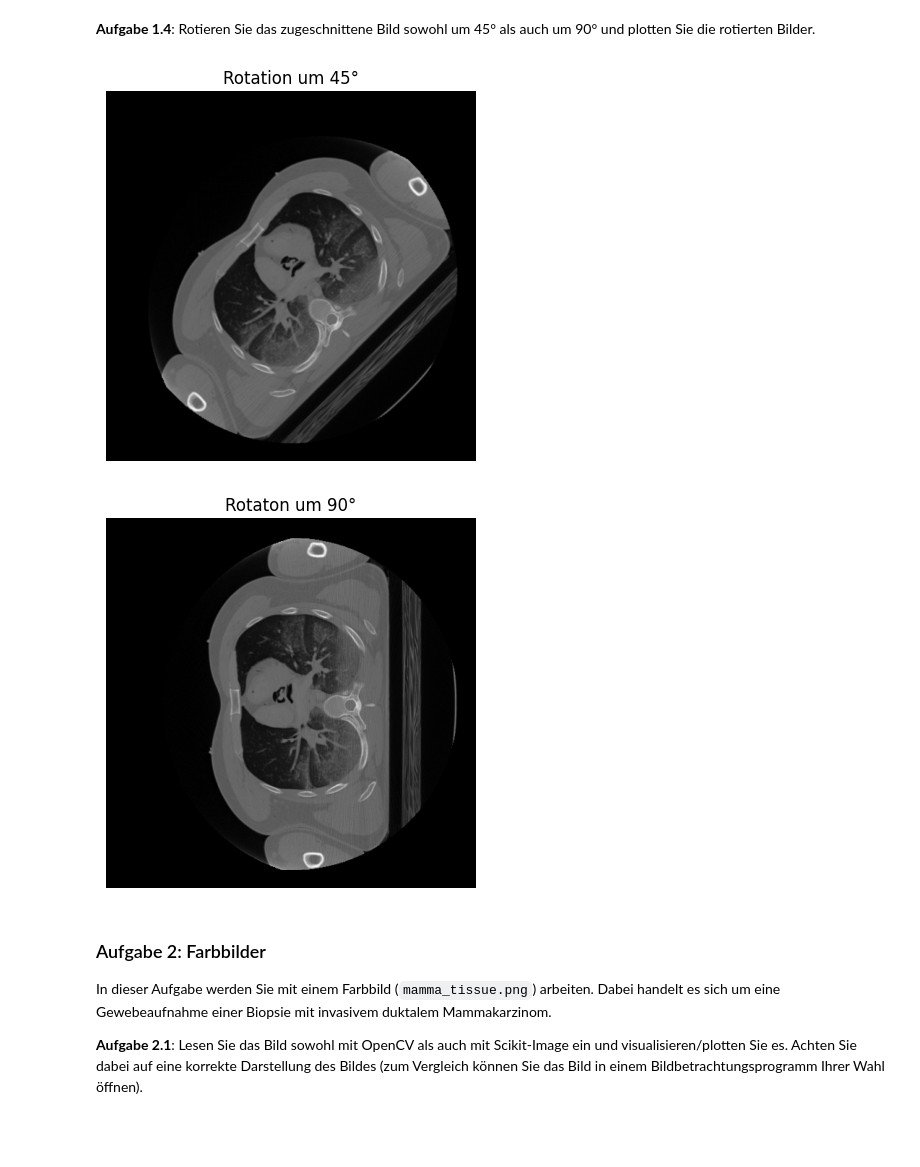
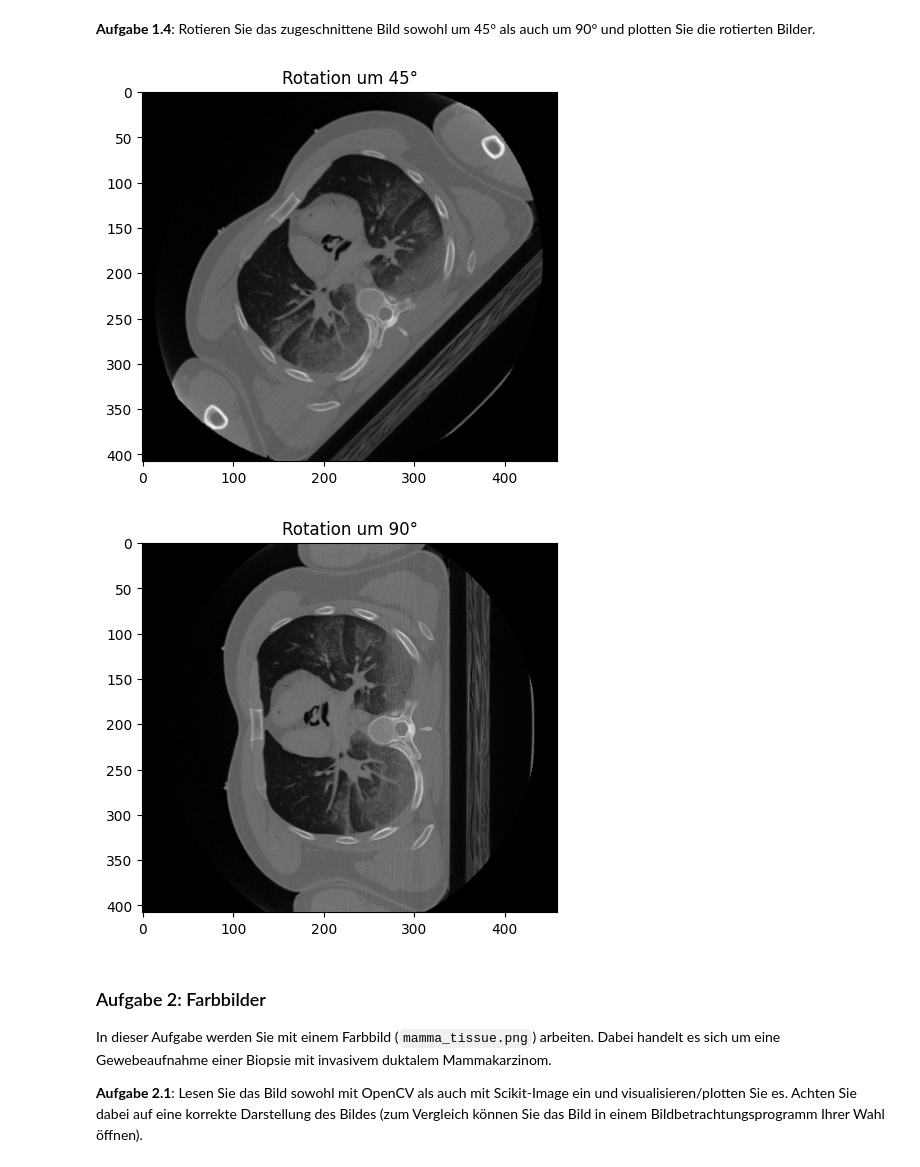
Before and after one commit to phuongias/bv-beleg1, a Jupyter notebook: MBV - Bilddateien Bilddarstellung und Diskretisierung.ipynb, the cells around one changed output. Cells and saved outputs as stored; diff of their text form; code cells hidden in the pictures; blank space fills up the shorter version.

```diff
--- a/MBV - Bilddateien Bilddarstellung und Diskretisierung.ipynb
+++ b/MBV - Bilddateien Bilddarstellung und Diskretisierung.ipynb
@@ -60,4 +59,15 @@ Größter Wert des Bildes: 1.0 Pixel
 import cv2
 import matplotlib.pyplot as plt
 
-image = cv2.imread("ct_image.png")
+greyImage = cv2.imread("ct_image.png", cv2.IMREAD_GRAYSCALE)
+
+yachse, xachse = np.where(greyImage > 0)
+ymin = yachse.min()
+ymax = yachse.max()
+xmin = xachse.min()
+xmax = xachse.max()
+
+cropped_image = greyImage[ymin:ymax , xmin:xmax]
+plt.imshow(cropped_image, cmap = 'grey')
+plt.show()
+plt.imsave("cropped_image.png", cropped_image, cmap = 'gray')
@@ -66,34 +78,32 @@ image = cv2.imread("ct_image.png")
 # %%
 #1.4
 # Quelle: https://www.geeksforgeeks.org/how-to-rotate-an-image-using-python/
 
 import cv2 # importing cv
 import imutils
 import matplotlib.pyplot as plt
 
 # read an image as input using OpenCV
-image = cv2.imread(r"ct_image.png")
+# image = cv2.imread(r"ct_image.png")
 
-Rotated_image = imutils.rotate(image, angle=45)
-Rotated1_image = imutils.rotate(image, angle=90)
+Rotated_image = imutils.rotate(cropped_image, angle=45)
+Rotated1_image = imutils.rotate(cropped_image, angle=90)
 
 # display the image using OpenCV of
 # angle 45
 plt.title("Rotation um 45°")
-plt.imshow(Rotated_image)
-plt.axis("off")
+plt.imshow(Rotated_image, cmap = 'grey')
 plt.show()
 
 
 # display the image using OpenCV of
 # angle 90
-plt.title("Rotaton um 90°")
-plt.imshow(Rotated1_image)
-plt.axis("off")
+plt.title("Rotation um 90°")
+plt.imshow(Rotated1_image, cmap = 'grey')
 plt.show()
 # %% [output]
-[figure, old version]
+[figure, new version]
-[figure, old version]
+[figure, new version]
 # %% [markdown]
 ### Aufgabe 2: Farbbilder
 
```
Also changed, not shown: parts of 5 cells of this notebook.
